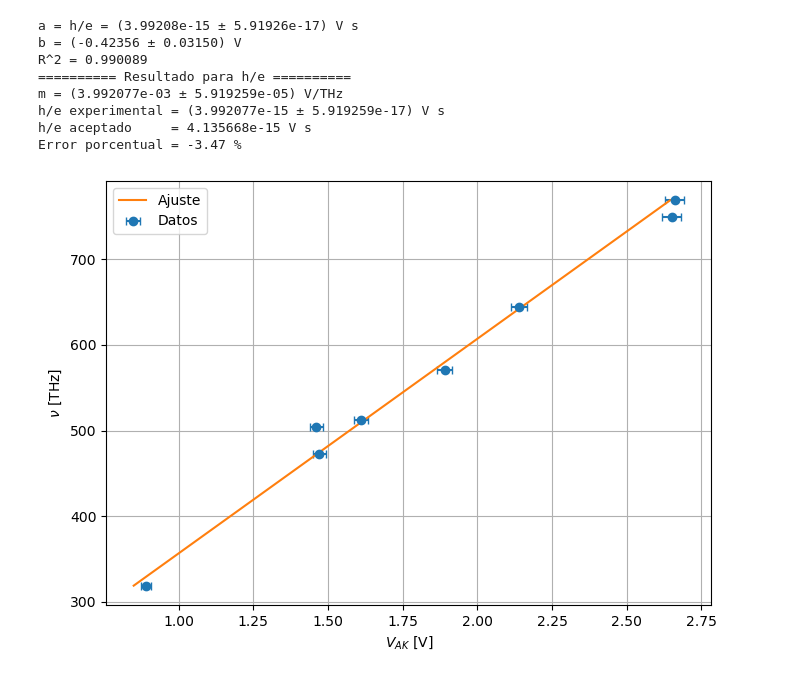
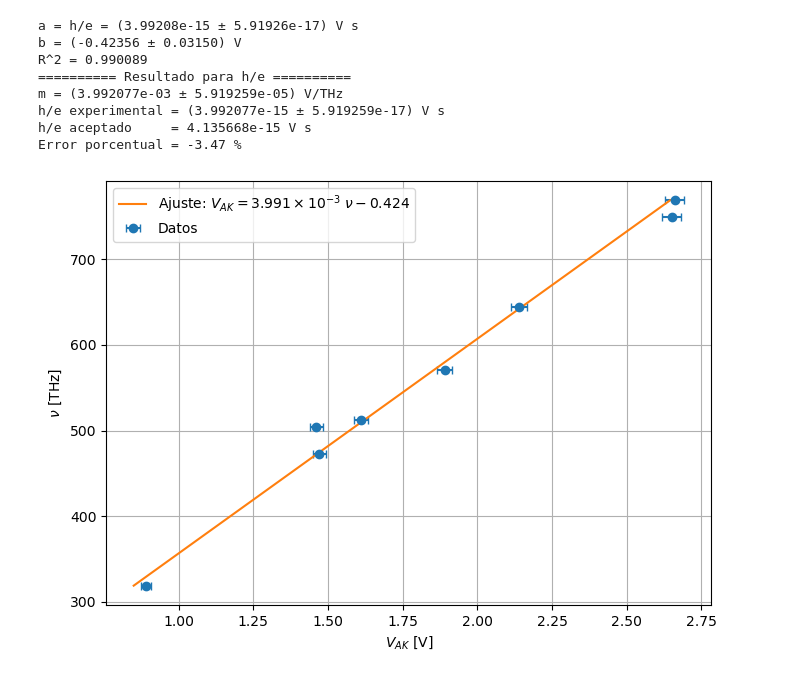
Before and after one commit to jorge-rra2/Inter-Contemporanea-II, a Jupyter notebook: Reportes/Pr3/codigo/analisis_colores.ipynb, the cells around one changed output. Saved outputs shown, nothing was run; the diff lists cells and outputs as text; code cells hidden in the pictures.

```diff
--- a/Reportes/Pr3/codigo/analisis_colores.ipynb
+++ b/Reportes/Pr3/codigo/analisis_colores.ipynb
@@ -114,32 +114,32 @@ plt.errorbar(
     nu_THz,
     xerr=sigma_V,
     fmt="o",
     capsize=3,
     label="Datos"
 )
 
 plt.plot(
     V_grid,
     nu_grid,
     label=(
-        "Ajuste"
+        fr"Ajuste: $V_{{AK}}=3.991\times 10^{{-3}} \ \nu-0.424$"
     )
 )
 
 plt.xlabel(r"$V_{AK}$ [V]")
 plt.ylabel(r"$\nu$ [THz]")
 plt.grid(True)
 plt.legend()
 plt.tight_layout()
 plt.savefig("graf_colores")
 plt.show()
 # %% [output]
 a = h/e = (3.99208e-15 ± 5.91926e-17) V s
 b = (-0.42356 ± 0.03150) V
 R^2 = 0.990089
 ========== Resultado para h/e ==========
 m = (3.992077e-03 ± 5.919259e-05) V/THz
 h/e experimental = (3.992077e-15 ± 5.919259e-17) V s
 h/e aceptado     = 4.135668e-15 V s
 Error porcentual = -3.47 %
-[figure, old version]
+[figure, new version]
```
Also changed, not shown: 44 other files.
